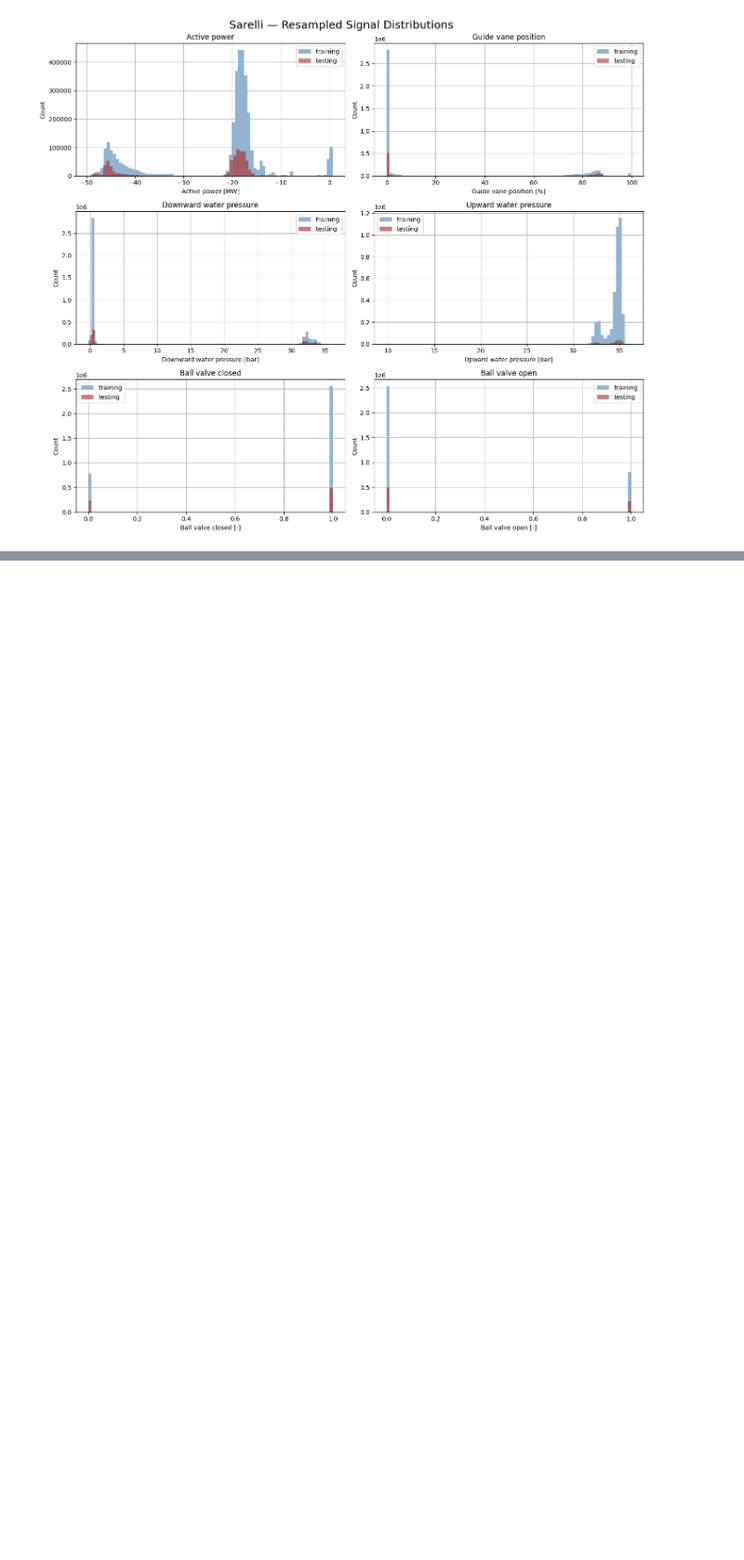
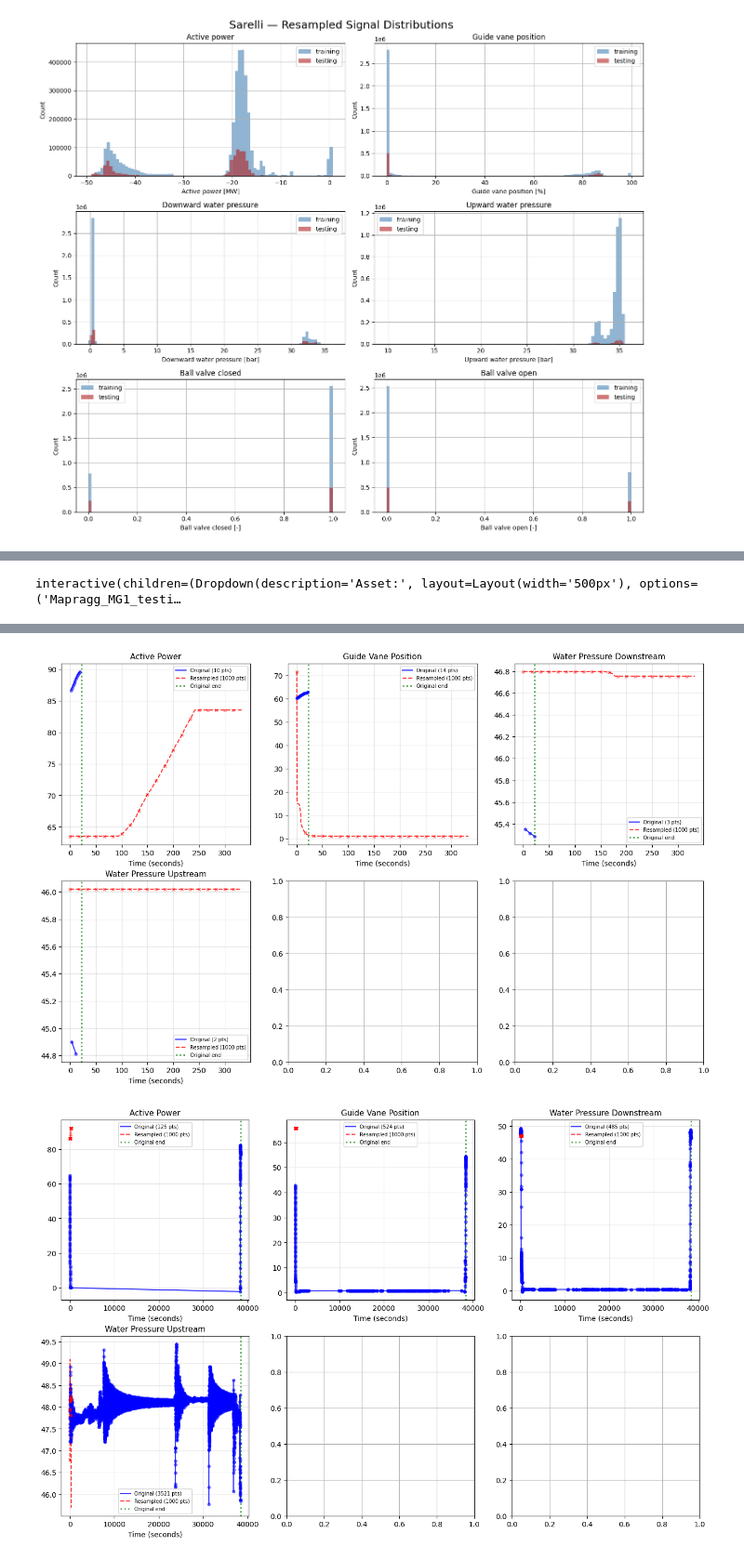
Before and after one commit to MatasJones/ML4PM_FINAL, a Jupyter notebook: multi_parquet_ksl_signal_analysis.ipynb, the cells around one changed output, grey strips where cells are left out. Shown at 93% size. Drawn from its saved outputs; the diff is of its cells as text; code cells hidden in the pictures; blank space fills up the shorter version.

```diff
--- a/multi_parquet_ksl_signal_analysis.ipynb
+++ b/multi_parquet_ksl_signal_analysis.ipynb
@@ -1228,7 +1228,7 @@ def classify_modes_in_df(df, **kwargs):
 
     return df, segments
 # %%
-df = pd.read_parquet("Mapragg_MG1_training_real_measurements.parquet")
+df = pd.read_parquet("data/Mapragg_MG1_training_real_measurements.parquet")
 df["ts"] = pd.to_datetime(df["ts"])
 
 df = df.merge(df_mapping, on="signal_id", how="left")
@@ -1784,0 +2132,28 @@ plot_resampled_histograms(all_segments_resampled)
+# %%
+# Resample transitions and pad to uniform window size
+import os, pickle
+import numpy as np
+
+SIGNALS = ["active_power", "guide_vane_position", "water_pressure_downstream",
+           "water_pressure_upstream", "ball_valve_closed", "ball_valve_open"]
+BINARY = ["ball_valve_closed", "ball_valve_open"]
+TARGET_RATE = 5.0  # 3 Hz = 3 points per second
+WINDOW_SIZE = 5000  # Fixed window: 1000 points = ~333.33 seconds at 3 Hz
+# %%
+def resample_signal(trans_data, sig, rate):
+    df = trans_data[trans_data["signal_name"] == sig].sort_values("ts")
+    if df.empty: return None
+    t = (df["ts"] - df["ts"].min()).dt.total_seconds().values
+    v = df["value"].values
+    if len(t) < 2: return v
+    t_new = np.arange(t.min(), t.max() + 1/rate, 1/rate)
+    if sig in BINARY:
+        idx = np.clip(np.searchsorted(t, t_new, side="right") - 1, 0, len(v)-1)
+        return v[idx]
+    return np.interp(t_new, t, v)
+
+def pad(v, size):
+    if v is None or len(v) == 0: return np.zeros(size)
+    if len(v) >= size: return v[:size]
+    need = size - len(v)
+    return np.concatenate([np.full(need//2, v[0]), v, np.full(need - need//2, v[-1])])
@@ -1784,0 +2404,6 @@ plot_resampled_histograms(all_segments_resampled)
+# %%
+# Filter to transitions with at least 5 signals
+results = process_and_save_transitions(min_signals=5, output_filename="resampled_transitions5.pkl")
+
+# Filter to transitions with at least 4 signals
+results = process_and_save_transitions(min_signals=4, output_filename="resampled_transitions4.pkl")
@@ -1784,0 +2601,3 @@ plot_resampled_histograms(all_segments_resampled)
+# %%
+compare_resampled_to_original("data_transitions/data_transitions.pkl", min_signals=4)
+# %% [output]
@@ -1784,0 +2615 @@ plot_resampled_histograms(all_segments_resampled)
+interactive(children=(Dropdown(description='Asset:', layout=Layout(width='500px'), options=('Mapragg_MG1_testi…
@@ -1784,0 +2617,2 @@ plot_resampled_histograms(all_segments_resampled)
+[figure, added]
+[figure, added]
```
Also changed, not shown: parts of 33 cells of this notebook, 3 other files.
